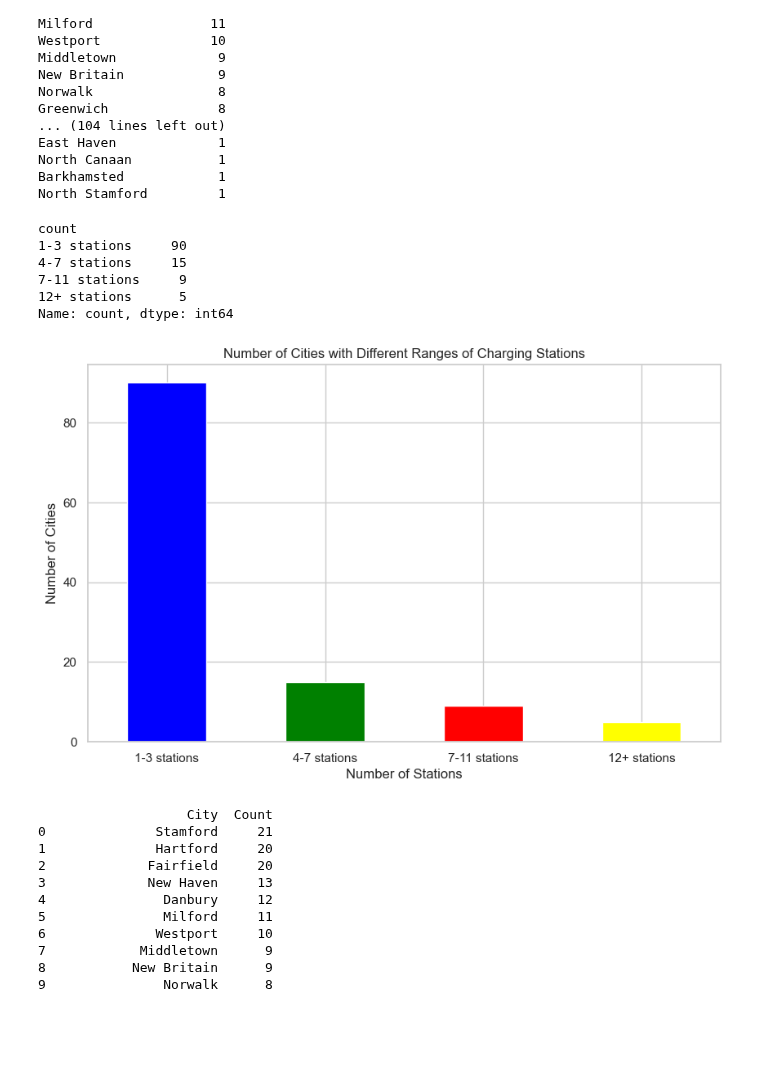
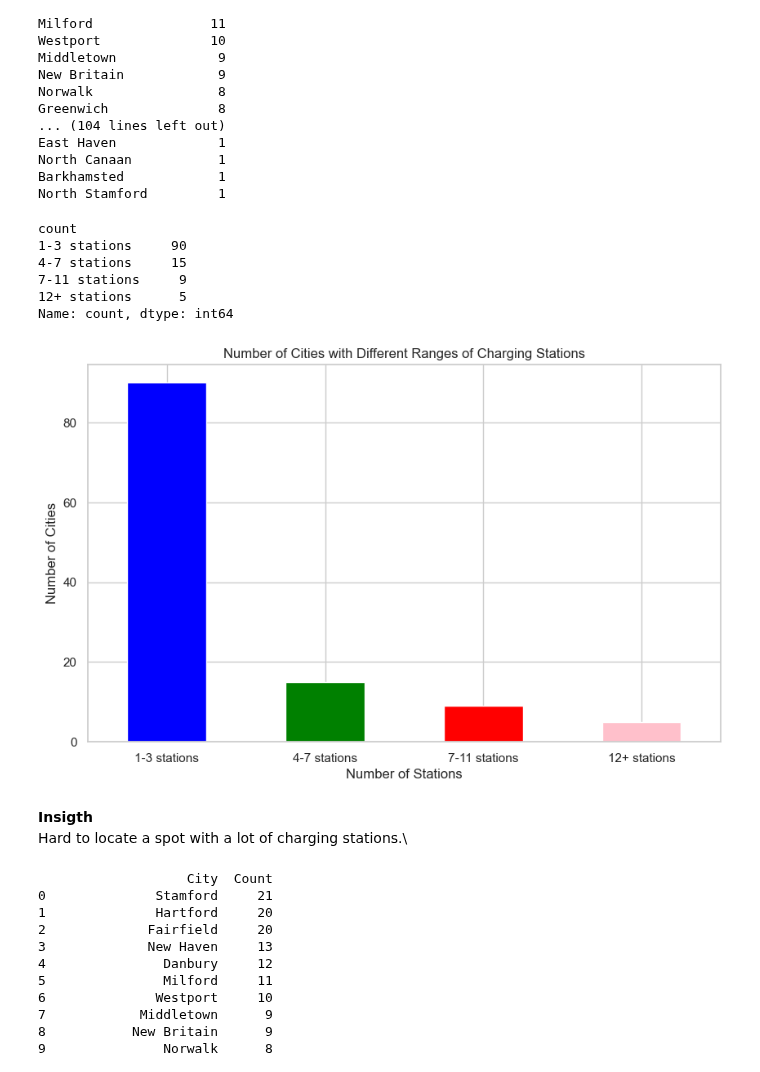
Before and after one commit to Hillal-cell/EV_Station, a Jupyter notebook: final_project.ipynb, the cells around one changed output. Saved outputs shown, nothing was run; the diff lists cells and outputs as text; code cells hidden in the pictures; blank space fills up the shorter version.

Commit message:
Added new insigths on the graphs and the accuracy of the various models with thier mean squared errors.

```diff
--- a/final_project.ipynb
+++ b/final_project.ipynb
@@ -498,35 +507,38 @@ North Stamford         1
 # Converting  the dictionary to a DataFrame
 city_counts = pd.Series(city_counts)
 
 # Define bins for the ranges
 bins = [0, 3, 7, 11, city_counts.max()]
 labels = ['1-3 stations', '4-7 stations', '7-11 stations','12+ stations']
 
 # Cut the city counts into the specified bins
 city_bins = pd.cut(city_counts, bins=bins, labels=labels, right=True)
 
 # Count the number of cities in each bin
 bin_counts = city_bins.value_counts().sort_index()
 
 # Print the bin counts
 print(bin_counts)
 
 # Plot the data
 plt.figure(figsize=(10, 6))
-bin_counts.plot(kind='bar', color=['blue', 'green', 'red', 'yellow'])
+bin_counts.plot(kind='bar', color=['blue', 'green', 'red', 'pink'])
 plt.xlabel('Number of Stations')
 plt.ylabel('Number of Cities')
 plt.title('Number of Cities with Different Ranges of Charging Stations')
 plt.xticks(rotation=0)
 plt.show()
 # %% [output]
 count
 1-3 stations     90
 4-7 stations     15
 7-11 stations     9
 12+ stations      5
 Name: count, dtype: int64
-[figure, old version]
+[figure, new version]
+# %% [markdown]
+__Insigth__\
+Hard to locate a spot with a lot of charging stations.\
 # %%
 import seaborn as sns
 
```
Also changed, not shown: parts of 11 cells of this notebook.
